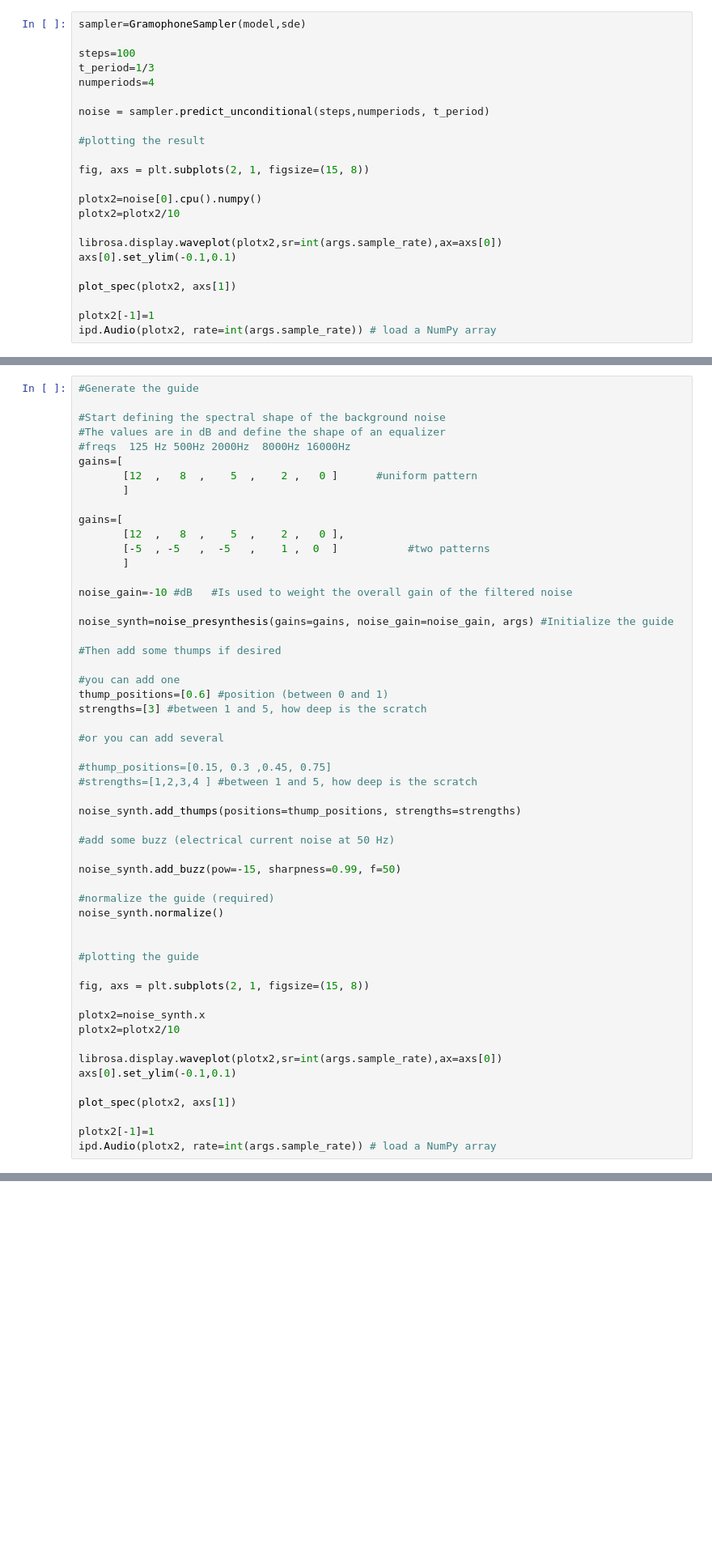
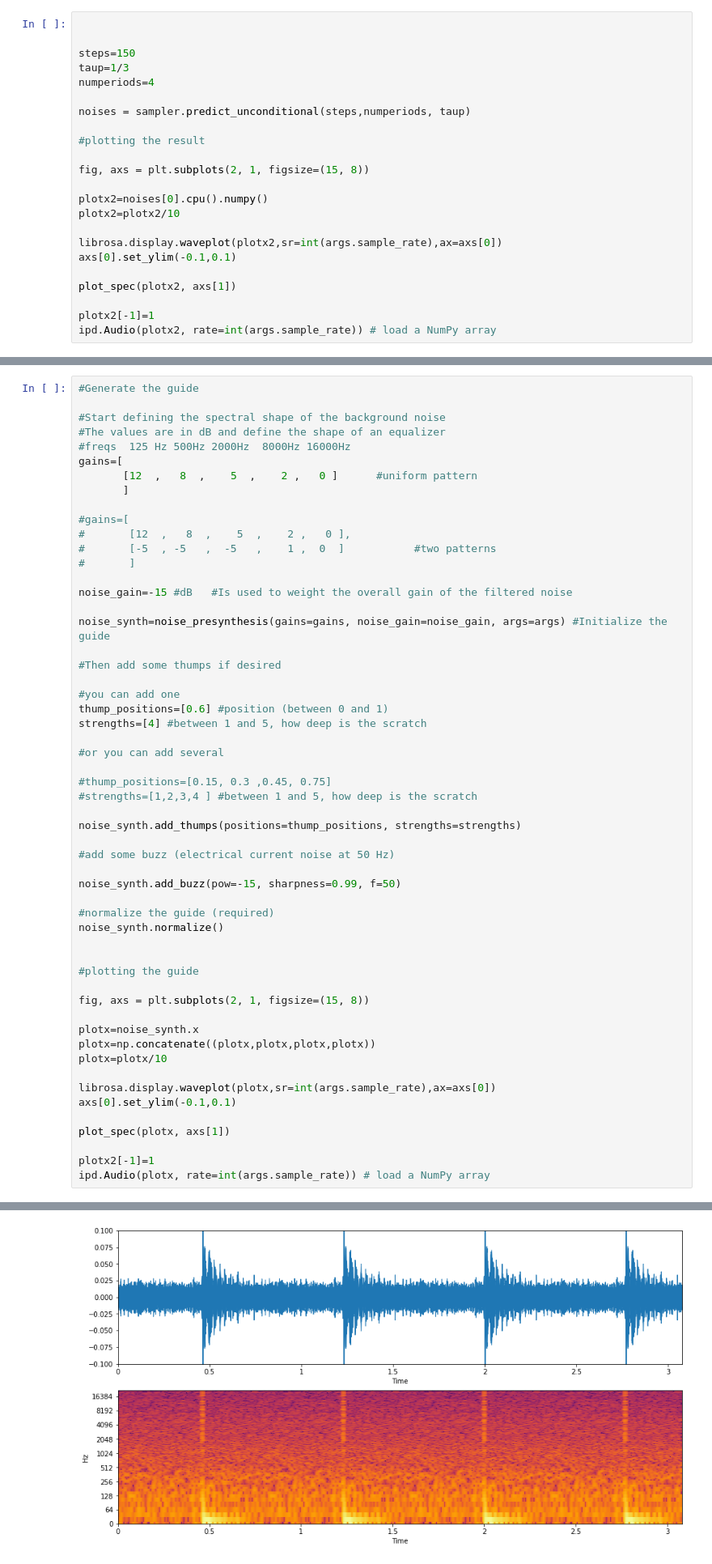
Before and after one commit to eloimoliner/gramophone_noise_synth, a Jupyter notebook: colab/demo.ipynb, the cells around one changed output, grey strips where cells are left out. Shown at 81% size. Drawn from its saved outputs; the diff is of its cells as text; blank space fills up the shorter version.

```diff
--- a/colab/demo.ipynb
+++ b/colab/demo.ipynb
@@ -135,19 +137,19 @@ def plot_spec(x,ax, refr=None):
 # %% [markdown]
 #Unconditional Sampling
 # %%
-sampler=GramophoneSampler(model,sde)
 
-steps=100
-t_period=1/3
+
+steps=150
+taup=1/3
 numperiods=4
 
-noise = sampler.predict_unconditional(steps,numperiods, t_period)
+noises = sampler.predict_unconditional(steps,numperiods, taup)
 
 #plotting the result
 
 fig, axs = plt.subplots(2, 1, figsize=(15, 8))
 
-plotx2=noise[0].cpu().numpy()
+plotx2=noises[0].cpu().numpy()
 plotx2=plotx2/10
 
 librosa.display.waveplot(plotx2,sr=int(args.sample_rate),ax=axs[0])
@@ -178,20 +184,20 @@ gains=[
        [12  ,   8  ,    5  ,    2 ,   0 ]      #uniform pattern
        ]
 
-gains=[
-       [12  ,   8  ,    5  ,    2 ,   0 ],
-       [-5  , -5   ,  -5   ,    1 ,  0  ]           #two patterns
-       ]
+#gains=[
+#       [12  ,   8  ,    5  ,    2 ,   0 ],
+#       [-5  , -5   ,  -5   ,    1 ,  0  ]           #two patterns
+#       ]
 
-noise_gain=-10 #dB   #Is used to weight the overall gain of the filtered noise
+noise_gain=-15 #dB   #Is used to weight the overall gain of the filtered noise
 
-noise_synth=noise_presynthesis(gains=gains, noise_gain=noise_gain, args) #Initialize the guide
+noise_synth=noise_presynthesis(gains=gains, noise_gain=noise_gain, args=args) #Initialize the guide
 
 #Then add some thumps if desired
 
 #you can add one
 thump_positions=[0.6] #position (between 0 and 1)
-strengths=[3] #between 1 and 5, how deep is the scratch
+strengths=[4] #between 1 and 5, how deep is the scratch
 
 #or you can add several
 
@@ -212,14 +218,15 @@ noise_synth.normalize()
 
 fig, axs = plt.subplots(2, 1, figsize=(15, 8))
 
-plotx2=noise_synth.x
-plotx2=plotx2/10
+plotx=noise_synth.x
+plotx=np.concatenate((plotx,plotx,plotx,plotx))
+plotx=plotx/10
 
-librosa.display.waveplot(plotx2,sr=int(args.sample_rate),ax=axs[0])
+librosa.display.waveplot(plotx,sr=int(args.sample_rate),ax=axs[0])
 axs[0].set_ylim(-0.1,0.1)
 
-plot_spec(plotx2, axs[1])
+plot_spec(plotx, axs[1])
 
 plotx2[-1]=1
-ipd.Audio(plotx2, rate=int(args.sample_rate)) # load a NumPy array
+ipd.Audio(plotx, rate=int(args.sample_rate)) # load a NumPy array
 # %% [output]
@@ -226,0 +234 @@ NameError: ignored
+[figure, added]
```
Also changed, not shown: parts of 7 cells of this notebook.
